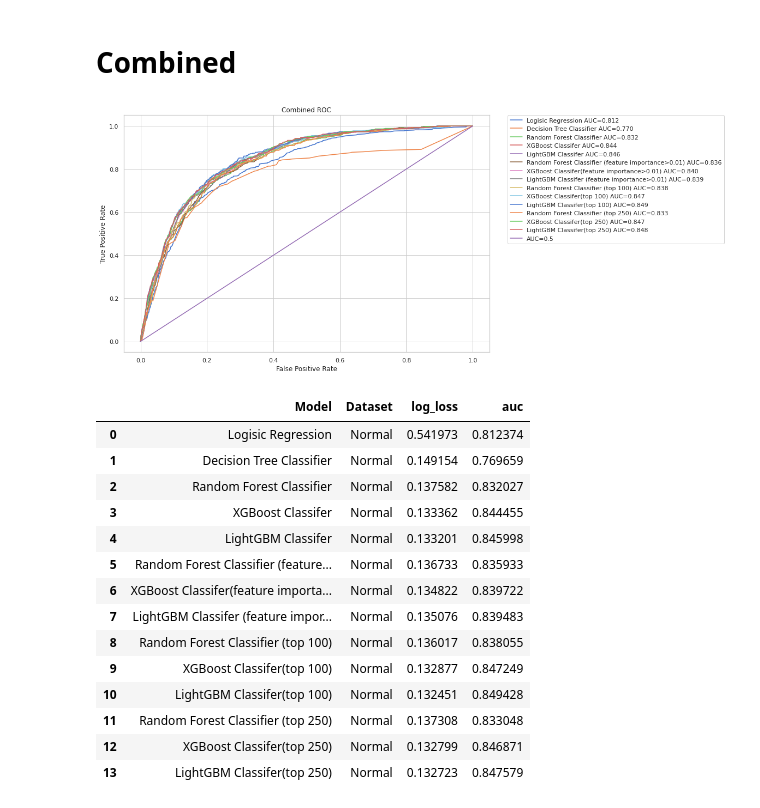
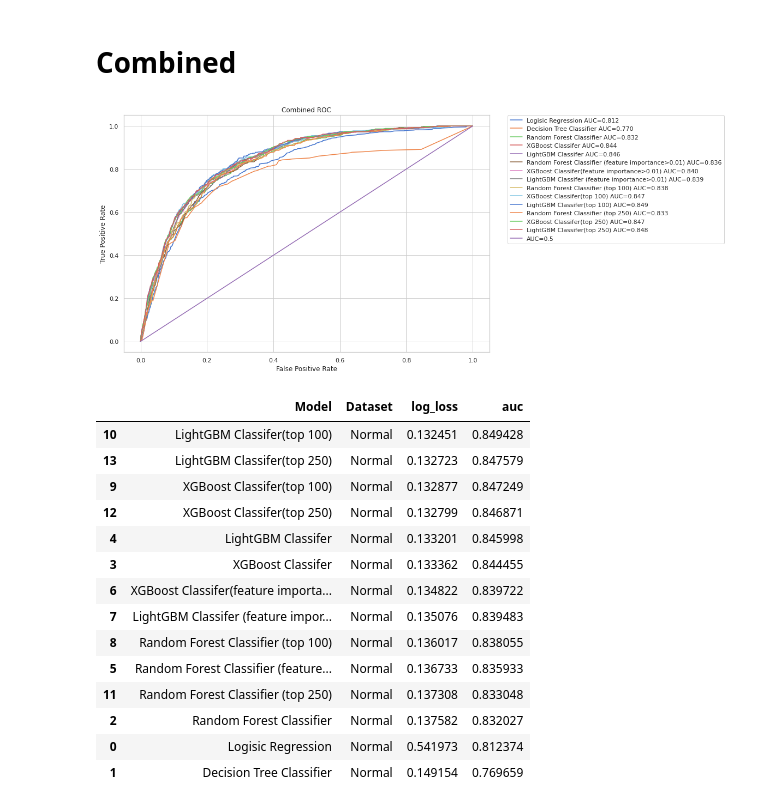
Before and after one commit to agno-nymous/Santander-Customer-Satisfaction, a Jupyter notebook: Modelling_Normal.ipynb, the cells around one changed output. Cells and saved outputs as stored; diff of their text form; code cells hidden in the pictures.

```diff
--- a/Modelling_Normal.ipynb
+++ b/Modelling_Normal.ipynb
@@ -1266,21 +1265,23 @@ The log loss and auc was found to be 0.133 and 0.848 for LightGBM Classifer(top
 # Combined
 # %%
 plot_auc(y_val,y_preds,labels)
-result_df
 # %% [output]
 [figure]
-|  | Model | Dataset | log_loss | auc |
-| 0 | Logisic Regression | Normal | 0.541973 | 0.812374 |
-| 1 | Decision Tree Classifier | Normal | 0.149154 | 0.769659 |
-| 2 | Random Forest Classifier | Normal | 0.137582 | 0.832027 |
-| 3 | XGBoost Classifer | Normal | 0.133362 | 0.844455 |
-| 4 | LightGBM Classifer | Normal | 0.133201 | 0.845998 |
-| 5 | Random Forest Classifier (feature... | Normal | 0.136733 | 0.835933 |
-| 6 | XGBoost Classifer(feature importa... | Normal | 0.134822 | 0.839722 |
-| 7 | LightGBM Classifer (feature impor... | Normal | 0.135076 | 0.839483 |
-| 8 | Random Forest Classifier (top 100) | Normal | 0.136017 | 0.838055 |
-| 9 | XGBoost Classifer(top 100) | Normal | 0.132877 | 0.847249 |
-| 10 | LightGBM Classifer(top 100) | Normal | 0.132451 | 0.849428 |
-| 11 | Random Forest Classifier (top 250) | Normal | 0.137308 | 0.833048 |
-| 12 | XGBoost Classifer(top 250) | Normal | 0.132799 | 0.846871 |
-| 13 | LightGBM Classifer(top 250) | Normal | 0.132723 | 0.847579 |
+# %%
+result_df.sort_values(by='auc',ascending=False)
+# %% [output]
+|  | Model | Dataset | log_loss | auc |
+| 10 | LightGBM Classifer(top 100) | Normal | 0.132451 | 0.849428 |
+| 13 | LightGBM Classifer(top 250) | Normal | 0.132723 | 0.847579 |
+| 9 | XGBoost Classifer(top 100) | Normal | 0.132877 | 0.847249 |
+| 12 | XGBoost Classifer(top 250) | Normal | 0.132799 | 0.846871 |
+| 4 | LightGBM Classifer | Normal | 0.133201 | 0.845998 |
+| 3 | XGBoost Classifer | Normal | 0.133362 | 0.844455 |
+| 6 | XGBoost Classifer(feature importa... | Normal | 0.134822 | 0.839722 |
+| 7 | LightGBM Classifer (feature impor... | Normal | 0.135076 | 0.839483 |
+| 8 | Random Forest Classifier (top 100) | Normal | 0.136017 | 0.838055 |
+| 5 | Random Forest Classifier (feature... | Normal | 0.136733 | 0.835933 |
+| 11 | Random Forest Classifier (top 250) | Normal | 0.137308 | 0.833048 |
+| 2 | Random Forest Classifier | Normal | 0.137582 | 0.832027 |
+| 0 | Logisic Regression | Normal | 0.541973 | 0.812374 |
+| 1 | Decision Tree Classifier | Normal | 0.149154 | 0.769659 |
```
Also changed, not shown: parts of 9 cells of this notebook.
